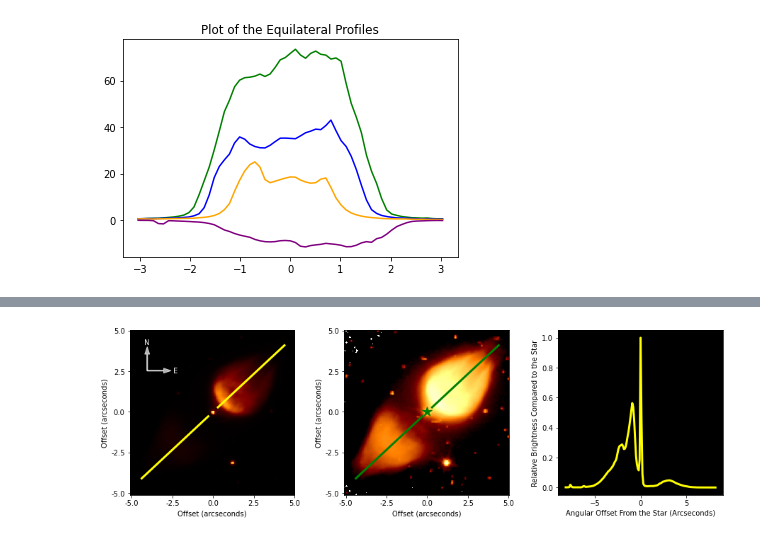
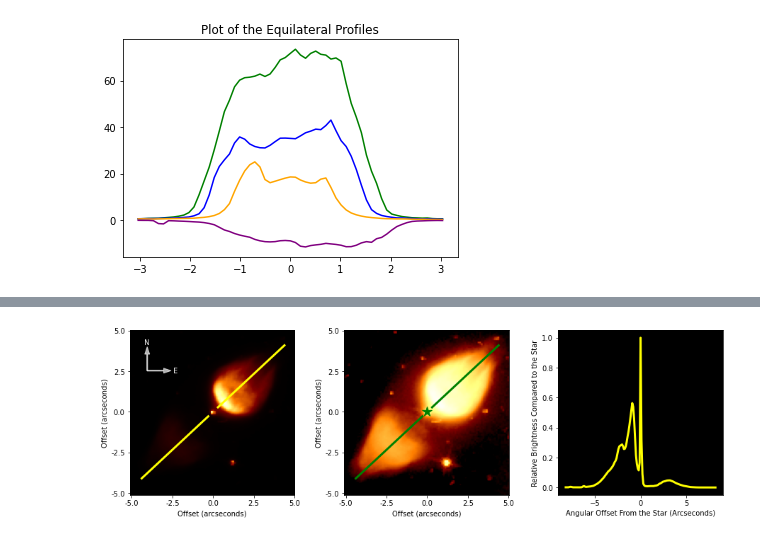
Before and after one commit to yunqibillyli/Project-Bipolar, a Jupyter notebook: Image Reader.ipynb, the cells around one changed output, grey strips where cells are left out. Cells and saved outputs as stored; diff of their text form; code cells hidden in the pictures.

```diff
--- a/Image Reader.ipynb
+++ b/Image Reader.ipynb
@@ -313,10 +313,16 @@ def smooth_out_anomalies_no_conv(data, threshold_factor):
         for j in range(1, ncols - 1):
 
             # Extract the 3x3 neighborhood around the pixel
-            neighborhood = data[i - 1 : i + 1, j - 1 : j + 1]
+            neighborhood = data[i - 1 : i + 2, j - 1 : j + 2]
 
-            # Compute the average of the neighborhood
-            avg_neighborhood = np.mean(neighborhood)
+            # Compute the sum of the neighborhood
+            sum_neighborhood = np.sum(neighborhood)
+
+            # Subtract the center pixel's value
+            sum_neighborhood -= data[i, j]
+
+            # Compute the average of the neighborhood excluding the center pixel
+            avg_neighborhood = sum_neighborhood / 8
 
             # Compute the difference between the pixel and the average of its neighborhood
             diff = np.abs(data[i, j] - avg_neighborhood)
@@ -363,17 +339,9 @@ def smooth_out_anomalies_no_conv(data, threshold_factor):
 # %%
 star = data[980, 1459]
+# %%
+data[data < 0] = 0
 # %%
-y_array = skimage.measure.profile_line(data[980 - 50 : 980 + 50, 1459 - 50 : 1459 + 50], [8, 10], [90, 88], linewidth = 3)
-x_array = np.linspace((len(y_array) - 1) / 2 *  0.1013, -(len(y_array) - 1) / 2 *  0.1013, len(y_array))
-# print(len(y_array))
-# print(x_array[57])
-y_array = np.delete(y_array, 57)
-x_array = np.delete(x_array, 57)
-y_array = np.insert(y_array, 57, star)
-x_array = np.insert(x_array, 57, 0)
-
-data = smooth_out_anomalies_no_conv(data, threshold_factor = 1)
-data = smooth_out_anomalies_no_conv(data, threshold_factor = 1)
+data = smooth_out_anomalies_no_conv(data, threshold_factor = 2)
 # %%
 fig, axes = plt.subplots(1, 3, figsize=(15, 5))
 
@@ -431,6 +400,9 @@ fig, axes = plt.subplots(1, 3, figsize=(15, 5))
 
 angular_size = 6
 angle_degrees = 43
+
+# Make the bottom right 25x25 zero
+# information[:25, -25:] = np.amax(information) / 1000
 
 start_x = 50 - np.cos(angle_degrees * np.pi / 180) * angular_size / 0.1013
 end_x = 50 + np.cos(angle_degrees * np.pi / 180) * angular_size / 0.1013
@@ -473,34 +445,34 @@ axes[1].arrow(10, 75, arrow_length, 0, color = 'black', width = 0.5, head_width
 axes[1].text(15 + arrow_length + 1, 75, 'E', color = 'black', va = 'center')
 
 axes[1].scatter(50, 50, marker = '*', color = 'green', s = 200)
 
 angular_size = 8.175
 
 start_x = 100 + np.cos(angle_degrees * np.pi / 180) * angular_size / 0.1013
 end_x = 100 - np.cos(angle_degrees * np.pi / 180) * angular_size / 0.1013
 start_y = 100 + np.sin(angle_degrees * np.pi / 180) * angular_size / 0.1013
 end_y = 100 - np.sin(angle_degrees * np.pi / 180) * angular_size / 0.1013
 
 y_hst = skimage.measure.profile_line(data[980 - 100 : 980 + 100, 1459 - 100 : 1459 + 100], [start_x, start_y], [end_x, end_y], linewidth = 3)
 x_hst = np.linspace(-(len(y_hst) - 1) / 2 *  0.1013, (len(y_hst) - 1) / 2 *  0.1013, len(y_hst))
 y_hst = np.delete(y_hst, int(len(y_hst) / 2))
-y_hst = np.insert(y_hst, int(len(y_hst) / 2), data[980, 1459])
+y_hst = np.insert(y_hst, int(len(y_hst) / 2), star)
 x_hst = np.delete(x_hst, int(len(y_hst) / 2))
 x_hst = np.insert(x_hst, int(len(y_hst) / 2), 0)
 
 normalizedYHST = y_hst / np.max(np.nan_to_num(np.array(y_hst, dtype = float)))
 axes[2].plot(x_hst, normalizedYHST, color = 'yellow', alpha = 1, linewidth = 3, label = 'HST')
 
 axes[2].set_aspect(np.amax(x_hst) * 2)
 axes[2].set_xlabel('Angular Offset From the Star (Arcseconds)')
 axes[2].set_ylabel('Relative Brightness Compared to the Star')
 axes[2].set_facecolor('black')
 
 plt.subplots_adjust(wspace = 0.3)
 
 # Save the combined plot
 plt.savefig('HST M1-92-combined', dpi = 100)
 # %% [output]
-[figure, old version]
+[figure, new version]
 # %%
 # END
```
Also changed, not shown: parts of 2 cells of this notebook, 10 other files.
